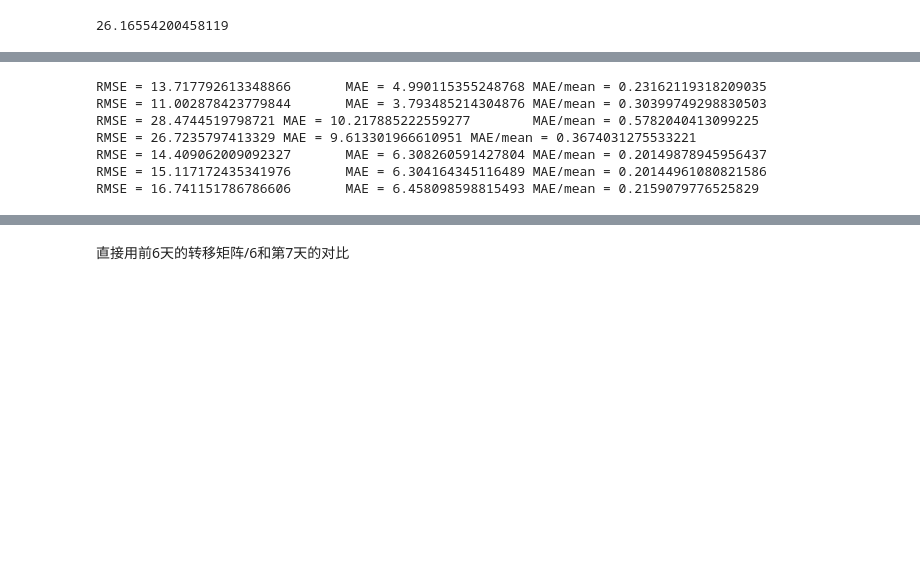
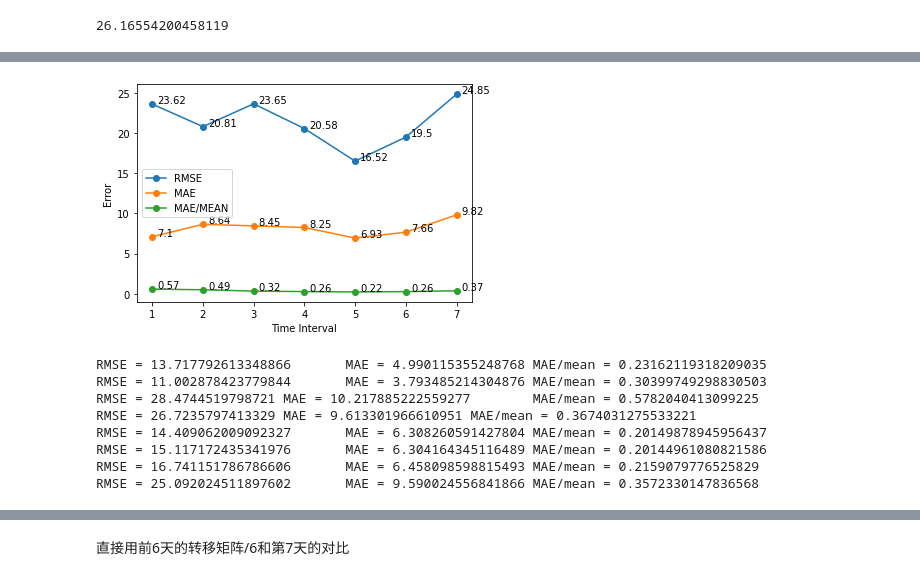
Before and after one commit to XDZhelheim/TrafficFlowModel, a Jupyter notebook: data_process/markov.ipynb, the cells around one changed output, grey strips where cells are left out. Saved outputs shown, nothing was run; the diff lists cells and outputs as text; code cells hidden in the pictures; blank space fills up the shorter version.

```diff
--- a/data_process/markov.ipynb
+++ b/data_process/markov.ipynb
@@ -255,12 +263,30 @@ RMSE = 19.500113409490798       MAE = 7.659867104149899 MAE/mean = 0.25608565590
-# %%
-rmse_list_next=[]
-mae_list_next=[]
-mm_list_next=[]
-
-for n in range(1, 7):
-    rmse_list_next.append(rmse())
+# %%
+rmse_list_next=[]
+mae_list_next=[]
+mm_list_next=[]
+
+for n in range(1, 8):
+    errors=get_errors_next(n, tm_0diag, tm_test_0diag)
+
+    rmse_list_next.append(errors[0])
+    mae_list_next.append(errors[1])
+    mm_list_next.append(errors[2])
+
+plt.plot(range(1, 8), rmse_list_next, "o-", label="RMSE")
+plt.plot(range(1, 8), mae_list_next, "o-", label="MAE")
+plt.plot(range(1, 8), mm_list_next, "o-", label="MAE/MEAN")
+plt.xlabel("Time Interval")
+plt.ylabel("Error")
+plt.legend()
+for i in range(7):
+    plt.annotate(round(rmse_list_next[i], 2), xy=(i+1, rmse_list_next[i]), xytext=(i+1+0.1, rmse_list_next[i]+0.1))
+    plt.annotate(round(mae_list_next[i], 2), xy=(i+1, mae_list_next[i]), xytext=(i+1+0.1, mae_list_next[i]+0.1))
+    plt.annotate(round(mm_list_next[i], 2), xy=(i+1, mm_list_next[i]), xytext=(i+1+0.1, mm_list_next[i]+0.1))
+plt.show();
+# %% [output]
+[figure, added]
 # %%
-for n in range(1, 8):
+for n in range(1, 9):
     cal_error(n, tm_0diag, tm_test_0diag)
 # %% [output]
 RMSE = 13.717792613348866       MAE = 4.990115355248768 MAE/mean = 0.23162119318209035
@@ -270,3 +296,4 @@ RMSE = 26.7235797413329 MAE = 9.613301966610951 MAE/mean = 0.3674031275533221
 RMSE = 14.409062009092327       MAE = 6.308260591427804 MAE/mean = 0.20149878945956437
 RMSE = 15.117172435341976       MAE = 6.304164345116489 MAE/mean = 0.20144961080821586
 RMSE = 16.741151786786606       MAE = 6.458098598815493 MAE/mean = 0.2159079776525829
+RMSE = 25.092024511897602       MAE = 9.590024556841866 MAE/mean = 0.3572330147836568
```
Also changed, not shown: parts of 6 cells of this notebook, 22 other files.
